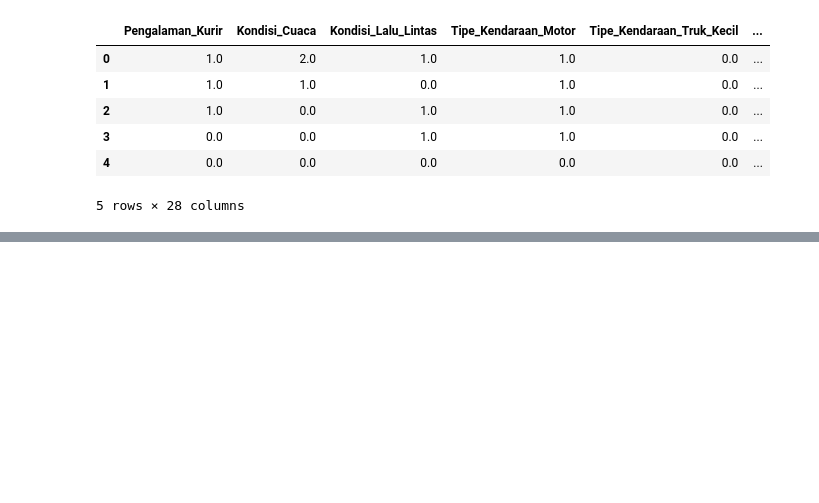
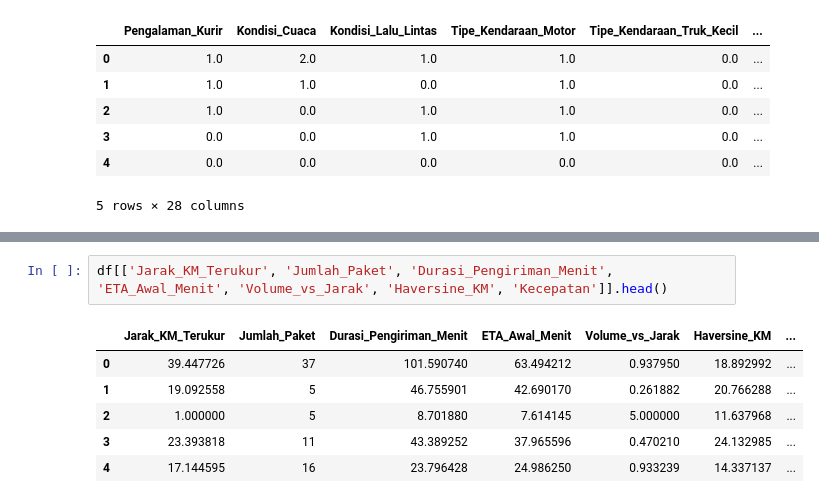
Before and after one commit to NurulAis/last-mile-delivery-optimizer, a Jupyter notebook: notebooks/Model_Training.ipynb, the cells around one changed output, grey strips where cells are left out. Drawn from its saved outputs; the diff is of its cells as text; blank space fills up the shorter version.

```diff
--- a/notebooks/Model_Training.ipynb
+++ b/notebooks/Model_Training.ipynb
@@ -195,0 +240,9 @@ encoded_df.head()
+# %%
+df[['Jarak_KM_Terukur', 'Jumlah_Paket', 'Durasi_Pengiriman_Menit', 'ETA_Awal_Menit', 'Volume_vs_Jarak', 'Haversine_KM', 'Kecepatan']].head()
+# %% [output]
+|  | Jarak_KM_Terukur | Jumlah_Paket | Durasi_Pengiriman_Menit | ETA_Awal_Menit | Volume_vs_Jarak | Haversine_KM | ... |
+| 0 | 39.447726 | 37 | 101.590740 | 63.494212 | 0.937950 | 18.892992 | ... |
+| 1 | 19.092558 | 5 | 46.755901 | 42.690170 | 0.261882 | 20.766288 | ... |
+| 2 | 1.000000 | 5 | 8.701880 | 7.614145 | 5.000000 | 11.637968 | ... |
+| 3 | 23.393818 | 11 | 43.389252 | 37.965596 | 0.470210 | 24.132985 | ... |
+| 4 | 17.144595 | 16 | 23.796428 | 24.986250 | 0.933239 | 14.337137 | ... |
```
Also changed, not shown: parts of 19 cells of this notebook.
